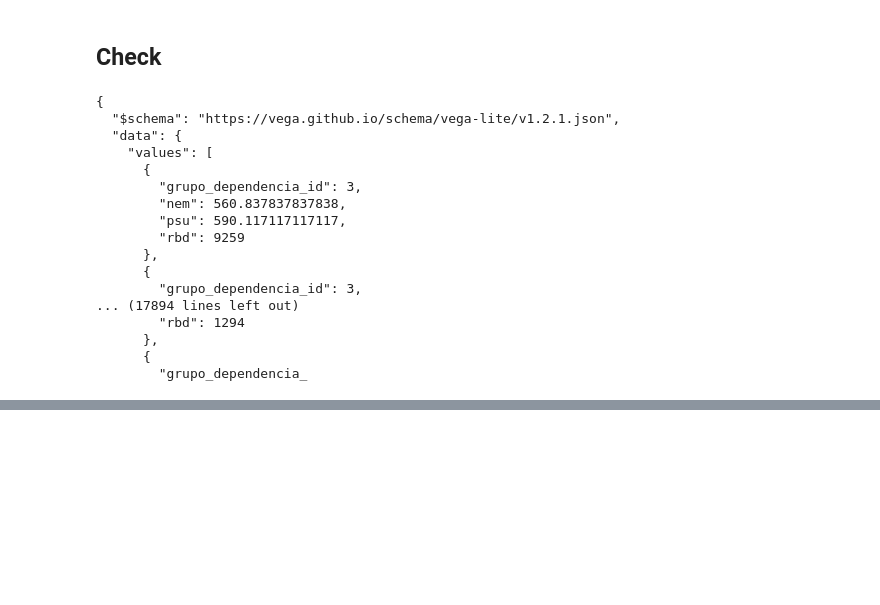
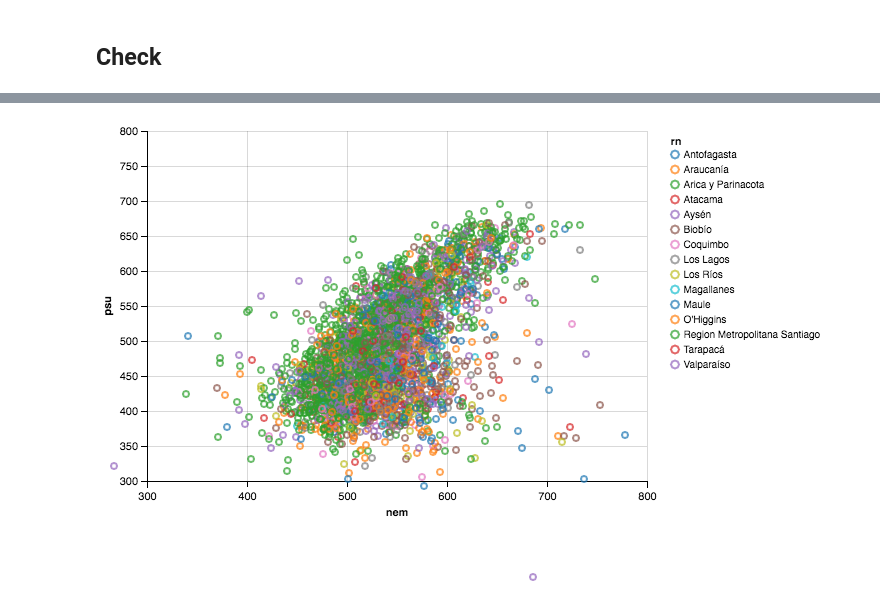
Before and after one commit to datachile/datachile-etl, a Jupyter notebook: education/new_education_data/ingest/Ingest New Education Data.ipynb, the cells around one changed output, grey strips where cells are left out. Cells and saved outputs as stored; diff of their text form; code cells hidden in the pictures; blank space fills up the shorter version.

```diff
--- a/education/new_education_data/ingest/Ingest New Education Data.ipynb
+++ b/education/new_education_data/ingest/Ingest New Education Data.ipynb
@@ -57,33 +95,17 @@ COPY "education"."fact_registered" ("mrun","anio_proceso","sexo_id","rbd","codig
 # %%
 import altair as alt
 
-df = pd.read_sql("""SELECT rbd, grupo_dependencia_id, AVG(promlm_actual) AS psu, AVG(puntaje_nem) AS nem
-               FROM education.fact_registered
+df = pd.read_sql("""SELECT c.region_name as rn, rbd, AVG(promlm_actual) AS psu, AVG(puntaje_nem) AS nem
+               FROM education.fact_registered r
+               INNER JOIN public.dim_comunas c ON c.id = r.comuna_datachile_id
                WHERE anio_proceso = 2015 AND promlm_actual IS NOT NULL AND puntaje_nem IS NOT NULL
-               GROUP BY rbd, grupo_dependencia_id""",
+               GROUP BY c.region_name, rbd""",
             engine)
 
 chart = alt.Chart(df).mark_point().encode(
     x=alt.X('nem', scale=alt.Scale(domain=[300,800])),
-    y='psu',
-    color='grupo_dependencia_id',
+    y=alt.Y('psu', scale=alt.Scale(domain=[300,800])),
+    color=alt.Color('rn', type='nominal')
 )
-print(chart.to_json(indent=2))
+chart
 # %% [output]
-{
-  "$schema": "https://vega.github.io/schema/vega-lite/v1.2.1.json",
-  "data": {
-    "values": [
-      {
-        "grupo_dependencia_id": 3,
-        "nem": 560.837837837838,
-        "psu": 590.117117117117,
-        "rbd": 9259
-      },
-      {
-        "grupo_dependencia_id": 3,
-... (17894 lines left out)
-        "rbd": 1294
-      },
-      {
-        "grupo_dependencia_
@@ -89,0 +113 @@ print(chart.to_json(indent=2))
+[figure, added]
```
Also changed, not shown: parts of 10 cells of this notebook.
